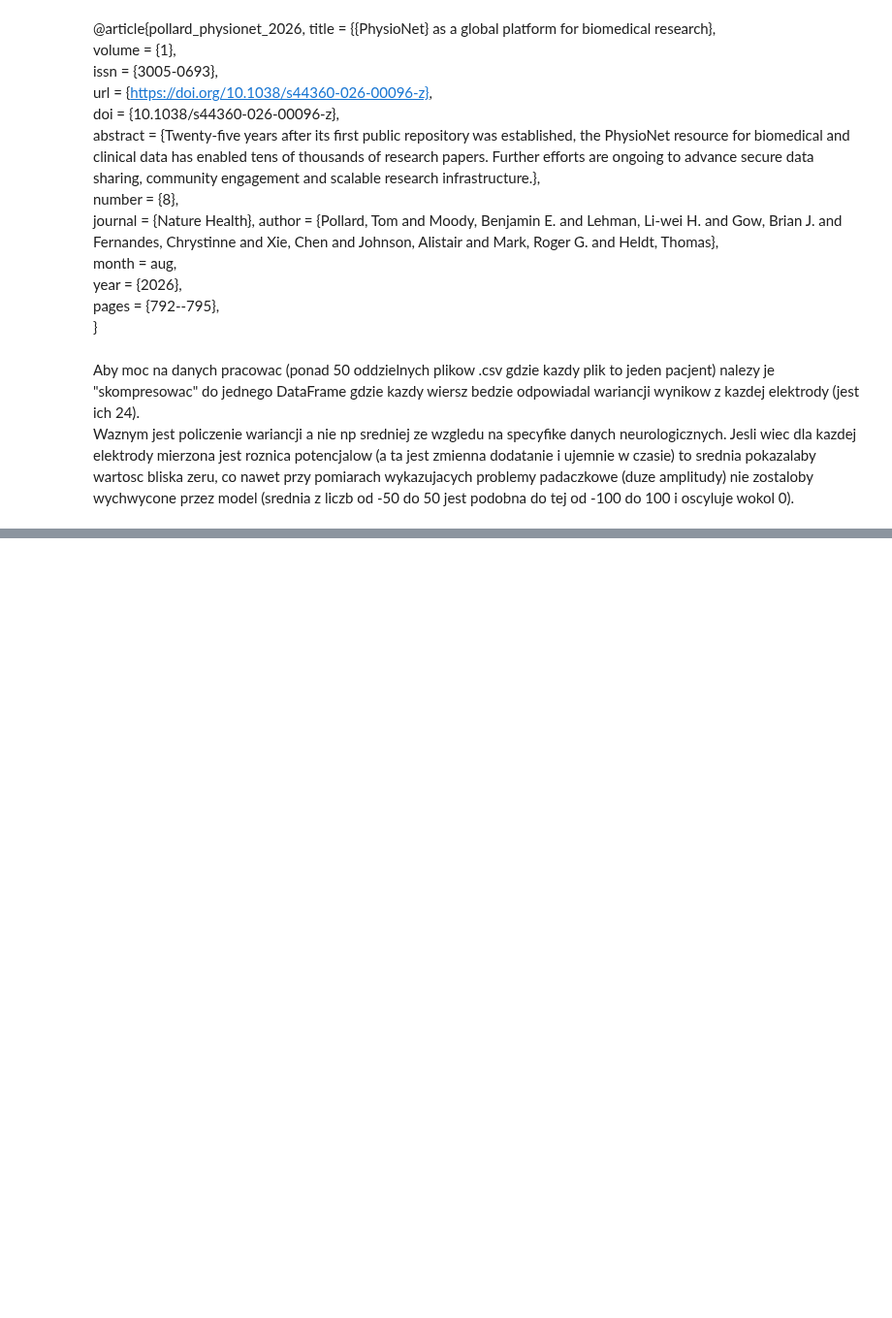
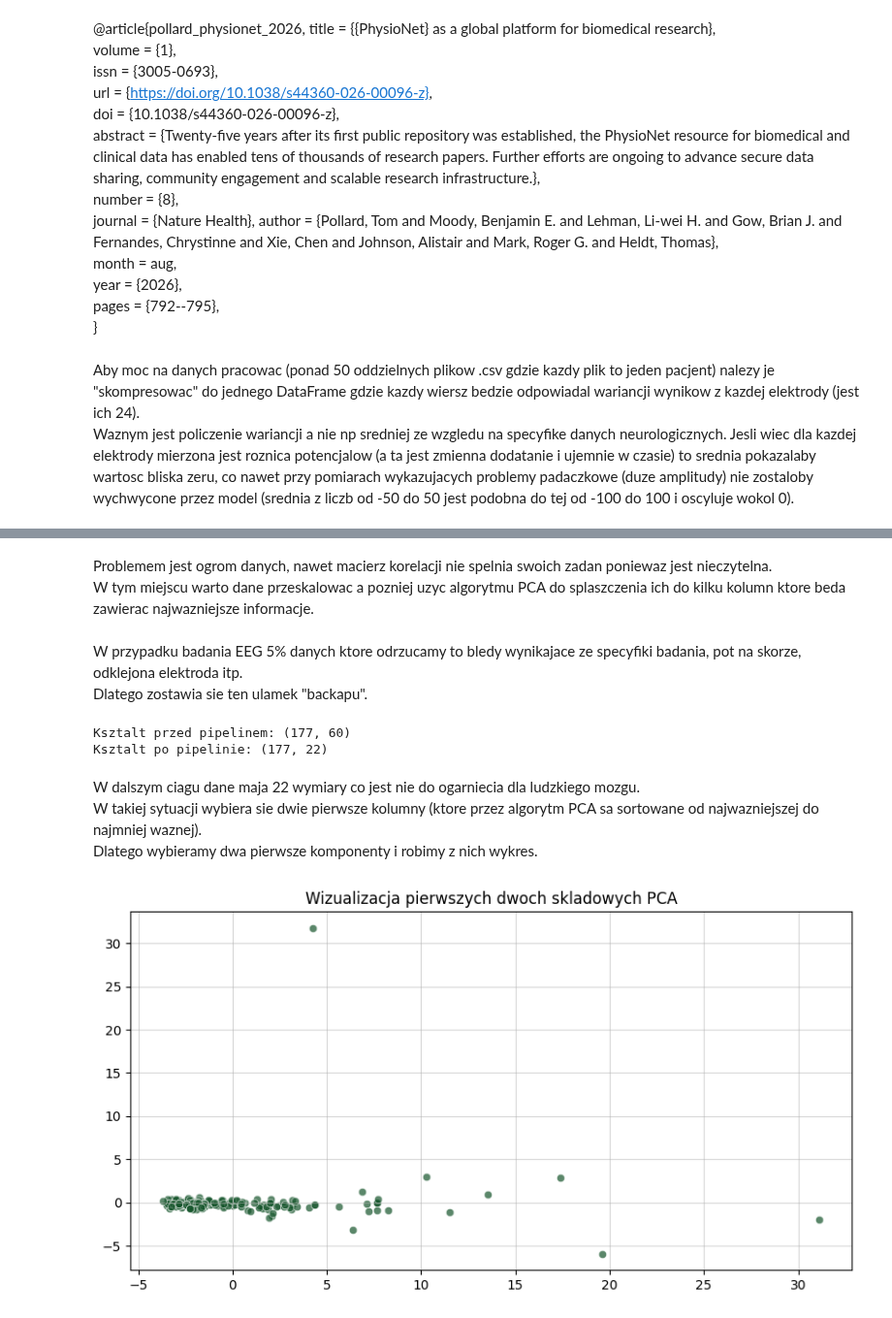
Before and after one commit to NorbusKozak/ML_notebooks, a Jupyter notebook: EEG_Clustering/eeg_clustering.ipynb, the cells around one changed output, grey strips where cells are left out. Shown at 97% size. Cells and saved outputs as stored; diff of their text form; code cells hidden in the pictures; blank space fills up the shorter version.

```diff
--- a/EEG_Clustering/eeg_clustering.ipynb
+++ b/EEG_Clustering/eeg_clustering.ipynb
@@ -52,0 +161,33 @@ ParserError: Error tokenizing data. C error: Expected 1 fields in line 6, saw 3
+# %% [markdown]
+Problemem jest ogrom danych, nawet macierz korelacji nie spelnia swoich zadan poniewaz jest nieczytelna. <br>
+W tym miejscu warto dane przeskalowac a pozniej uzyc algorytmu PCA do splaszczenia ich do kilku kolumn ktore beda zawierac najwazniejsze informacje.
+# %%
+X = df_final.drop(columns=['Patient', 'Condition'], errors='ignore')
+
+prep_pipe = Pipeline([('impute', SimpleImputer(strategy='median')),
+                    ('scaler', StandardScaler()),
+                    ('pca', PCA(n_components=0.95)) #n_components = 0.95 aby PCA zachowal 95% pierwotnych informacji
+])
+# %% [markdown]
+W przypadku badania EEG 5% danych ktore odrzucamy to bledy wynikajace ze specyfiki badania, pot na skorze, odklejona elektroda itp. <br>
+Dlatego zostawia sie ten ulamek "backapu".
+# %%
+X_pca = prep_pipe.fit_transform(X)
+# %%
+print(f'Ksztalt przed pipelinem: {X.shape}')
+print(f'Ksztalt po pipelinie: {X_pca.shape}')
+# %% [output]
+Ksztalt przed pipelinem: (177, 60)
+Ksztalt po pipelinie: (177, 22)
+# %% [markdown]
+W dalszym ciagu dane maja 22 wymiary co jest nie do ogarniecia dla ludzkiego mozgu. <br>
+W takiej sytuacji wybiera sie dwie pierwsze kolumny (ktore przez algorytm PCA sa sortowane od najwazniejszej do najmniej waznej).<br>
+Dlatego wybieramy dwa pierwsze komponenty i robimy z nich wykres.
+# %%
+plt.figure(figsize=(10, 5))
+plt.title('Wizualizacja pierwszych dwoch skladowych PCA')
+sns.scatterplot(x=X_pca[:, 0], y=X_pca[:,1], alpha=0.7, color="#15552b")
+plt.grid(alpha=0.5)
+plt.show()
+# %% [output]
+[figure, added]
```
Also changed, not shown: parts of 34 cells of this notebook, 1 other file.
